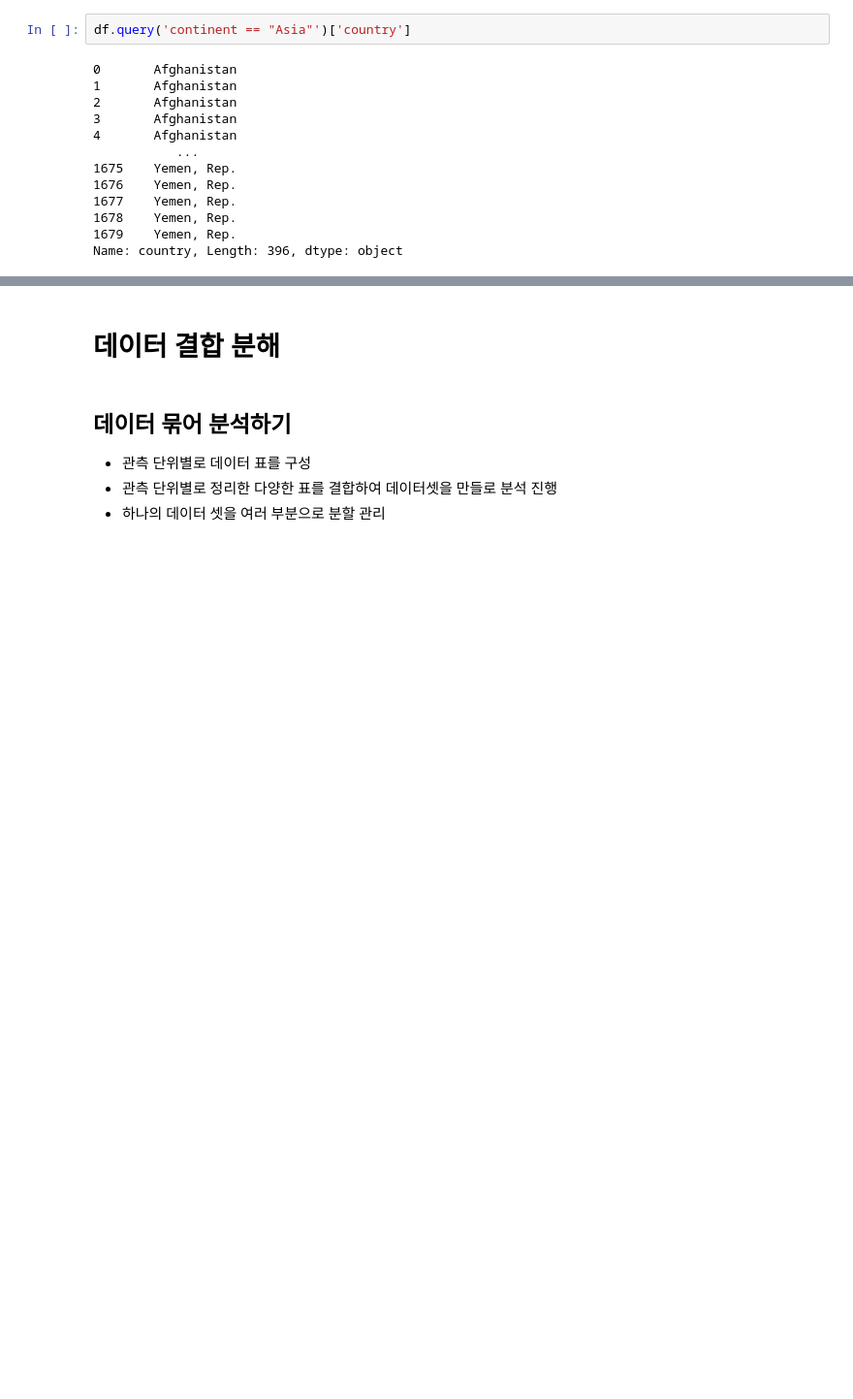
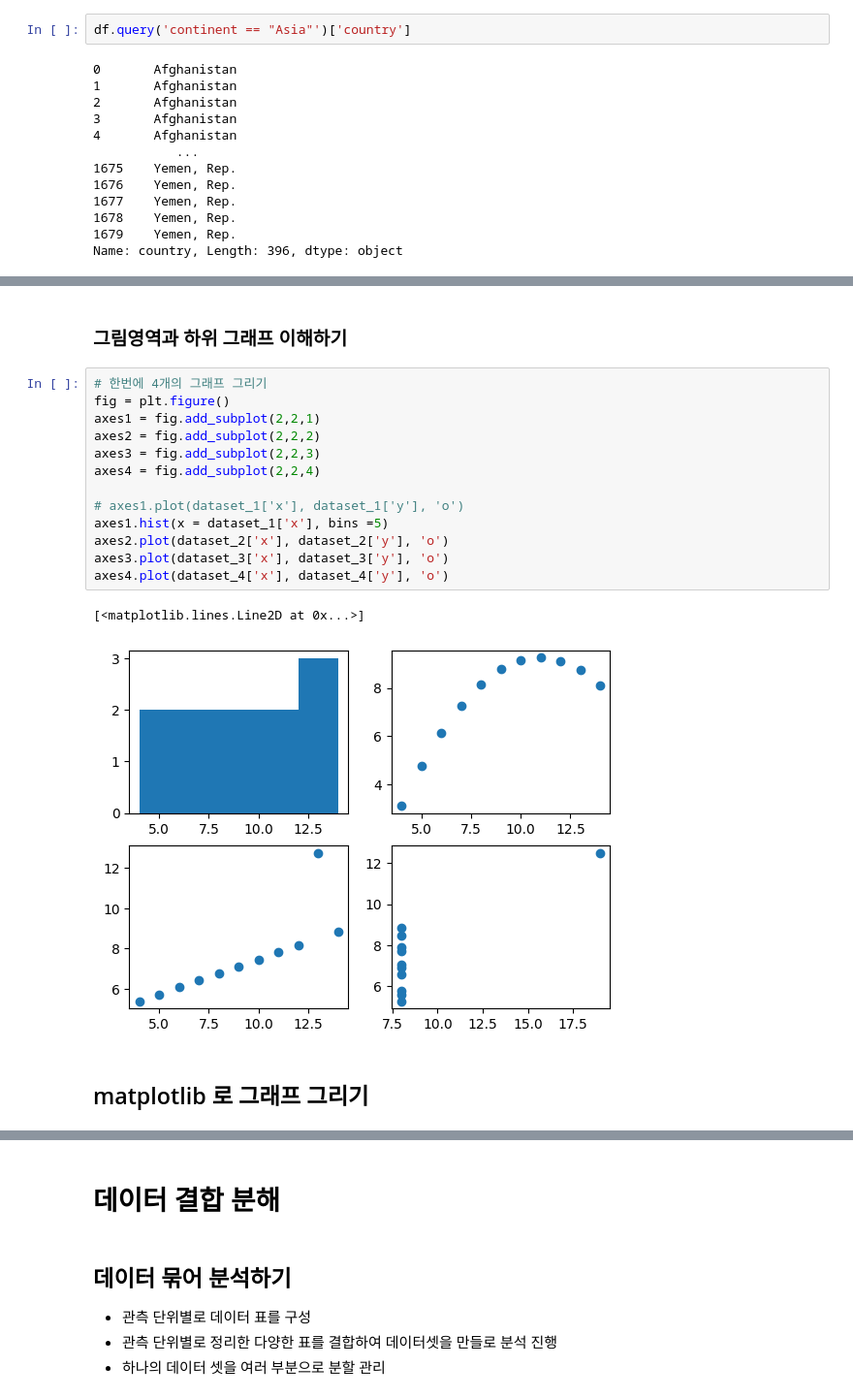
Before and after one commit to shkim-3988/Python-Study, a Jupyter notebook: pandas_learn.ipynb, the cells around one changed output, grey strips where cells are left out. Shown at 97% size. Cells and saved outputs as stored; diff of their text form; blank space fills up the shorter version.

```diff
--- a/pandas_learn.ipynb
+++ b/pandas_learn.ipynb
@@ -629,0 +598,20 @@ df[:4]
+# %% [markdown]
+### 그림영역과 하위 그래프 이해하기
+# %%
+# 한번에 4개의 그래프 그리기
+fig = plt.figure()
+axes1 = fig.add_subplot(2,2,1)
+axes2 = fig.add_subplot(2,2,2)
+axes3 = fig.add_subplot(2,2,3)
+axes4 = fig.add_subplot(2,2,4)
+
+# axes1.plot(dataset_1['x'], dataset_1['y'], 'o')
+axes1.hist(x = dataset_1['x'], bins =5)
+axes2.plot(dataset_2['x'], dataset_2['y'], 'o')
+axes3.plot(dataset_3['x'], dataset_3['y'], 'o')
+axes4.plot(dataset_4['x'], dataset_4['y'], 'o')
+# %% [output]
+[<matplotlib.lines.Line2D at 0x...>]
+[figure, added]
+# %% [markdown]
+## matplotlib 로 그래프 그리기
```
Also changed, not shown: parts of 89 cells of this notebook.
